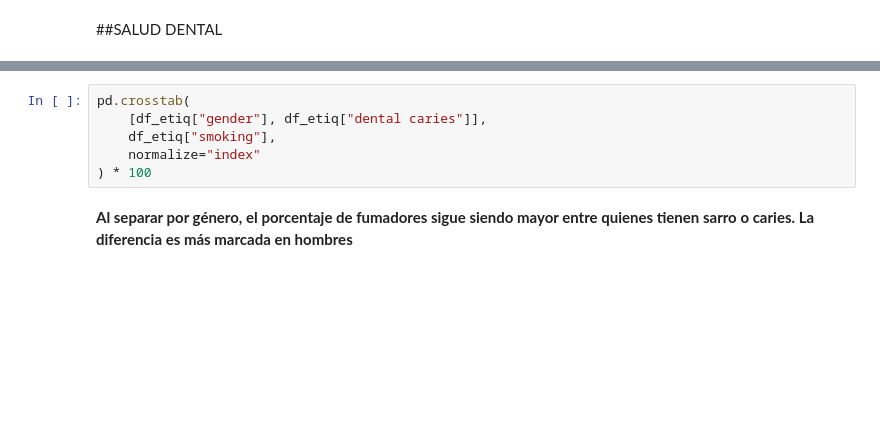
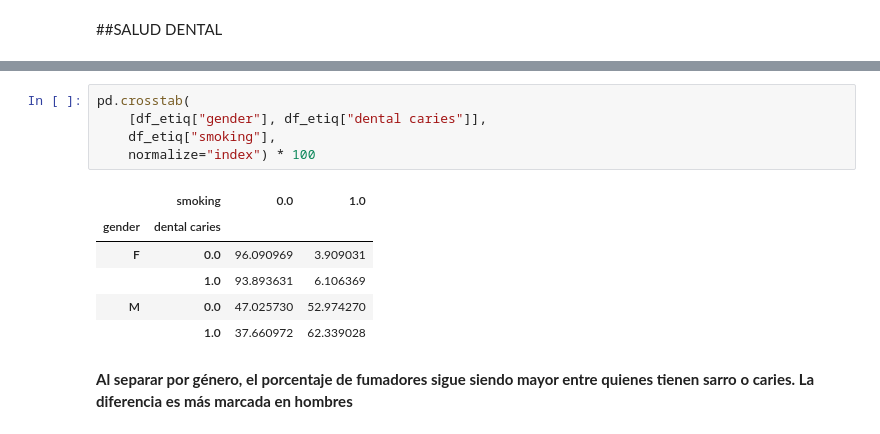
Before and after one commit to nachopedretti/diploup2026-TP2, a Jupyter notebook: notebooks/02_eda.ipynb, the cells around one changed output, grey strips where cells are left out. Drawn from its saved outputs; the diff is of its cells as text; blank space fills up the shorter version.

```diff
--- a/notebooks/02_eda.ipynb
+++ b/notebooks/02_eda.ipynb
@@ -204,9 +471,15 @@ pd.crosstab(
 # %%
 pd.crosstab(
     [df_etiq["gender"], df_etiq["dental caries"]],
     df_etiq["smoking"],
-    normalize="index"
-) * 100
+    normalize="index") * 100
+# %% [output]
+|  | smoking | 0.0 | 1.0 |
+| gender | dental caries |  |  |
+| F | 0.0 | 96.090969 | 3.909031 |
+|  | 1.0 | 93.893631 | 6.106369 |
+| M | 0.0 | 47.025730 | 52.974270 |
+|  | 1.0 | 37.660972 | 62.339028 |
 # %% [markdown]
 **Al separar por género, el porcentaje de fumadores sigue siendo mayor entre quienes tienen sarro o caries. La diferencia es más marcada en hombres**
 # %%
```
Also changed, not shown: parts of 39 cells of this notebook.
